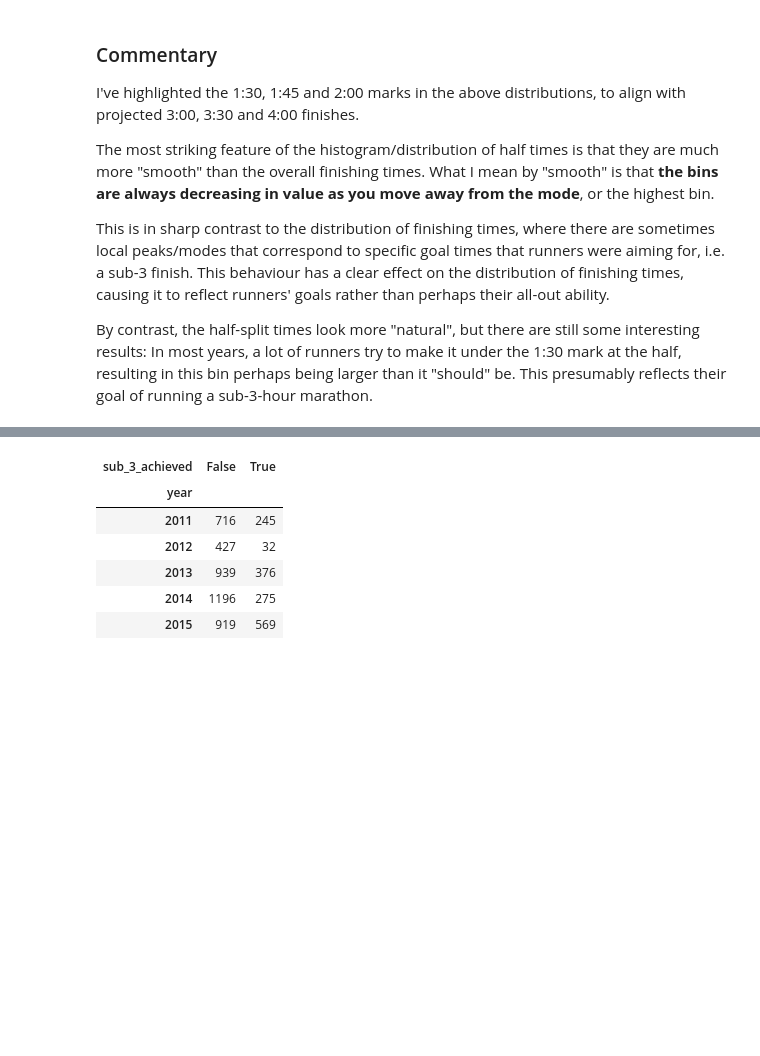
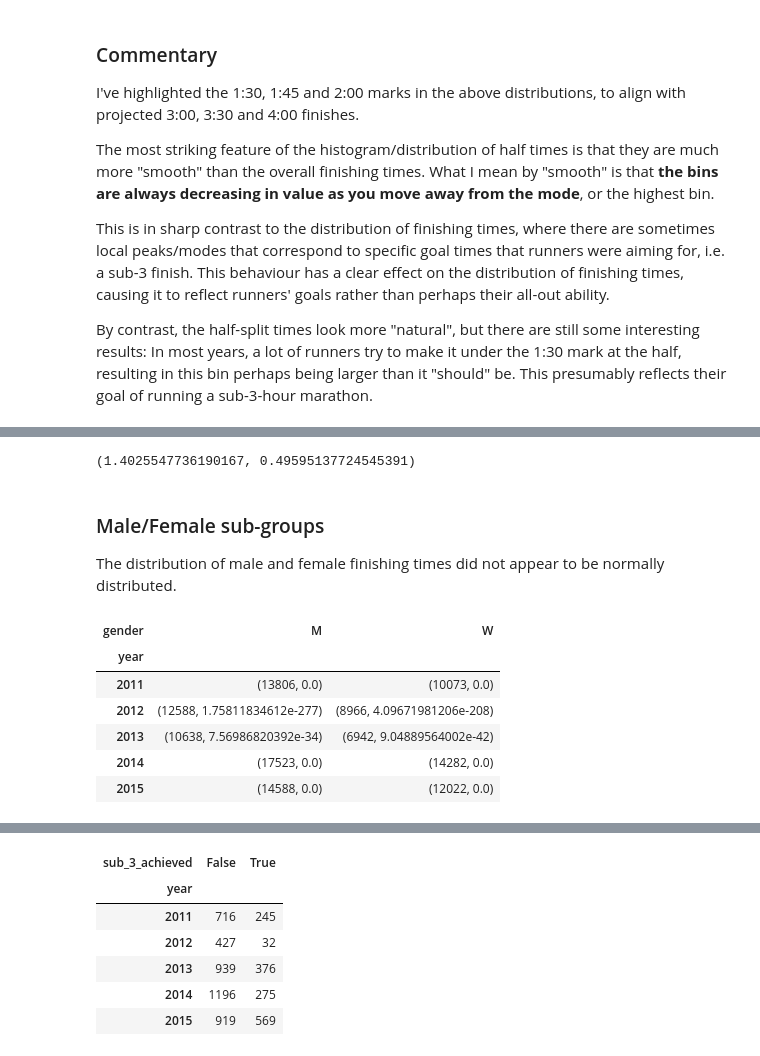
Before and after one commit to pchng/boston-marathon-2011-2015, a Jupyter notebook: Boston Marathon 2011-2015 Results Analysis.ipynb, the cells around one changed output, grey strips where cells are left out. Cells and saved outputs as stored; diff of their text form; code cells hidden in the pictures; blank space fills up the shorter version.

```diff
--- a/Boston Marathon 2011-2015 Results Analysis.ipynb
+++ b/Boston Marathon 2011-2015 Results Analysis.ipynb
@@ -430,0 +448,23 @@ By contrast, the half-split times look more "natural", but there are still some
+# %%
+# Quick sanity check: Sample 1000 numbers from a normal distribution and calculate the test statistic.
+# Should produce a p-value > 0.05.
+spstats.mstats.normaltest(np.random.normal(10.0, 1.0, size=1000)) # Mean is 10.0, Std. Dev is 1.0
+# %% [output]
+(1.4025547736190167, 0.49595137724545391)
+# %% [markdown]
+### Male/Female sub-groups
+
+The distribution of male and female finishing times did not appear to be normally distributed.
+# %%
+min_samples = 200
+# raw_finish is the finishing time in seconds; this is the sample we wish to test for normality.
+results.groupby(['year', 'gender']).raw_finish\
+    .apply(lambda x: (len(x), (spstats.mstats.normaltest(x)[1])) if len(x) >= min_samples else NaN).unstack()
+# %% [output]
+| gender | M | W |
+| year |  |  |
+| 2011 | (13806, 0.0) | (10073, 0.0) |
+| 2012 | (12588, 1.75811834612e-277) | (8966, 4.09671981206e-208) |
+| 2013 | (10638, 7.56986820392e-34) | (6942, 9.04889564002e-42) |
+| 2014 | (17523, 0.0) | (14282, 0.0) |
+| 2015 | (14588, 0.0) | (12022, 0.0) |
```
Also changed, not shown: parts of 13 cells of this notebook.
